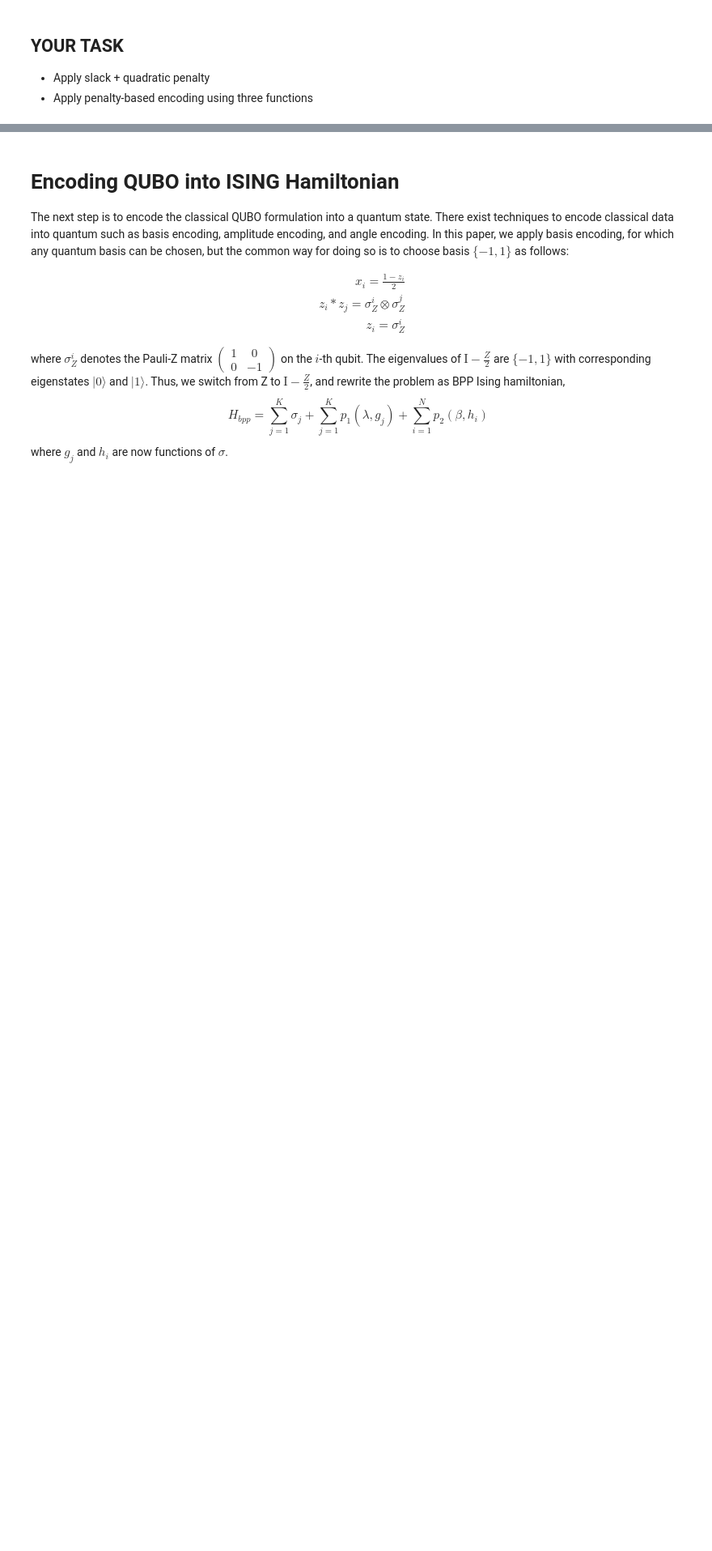
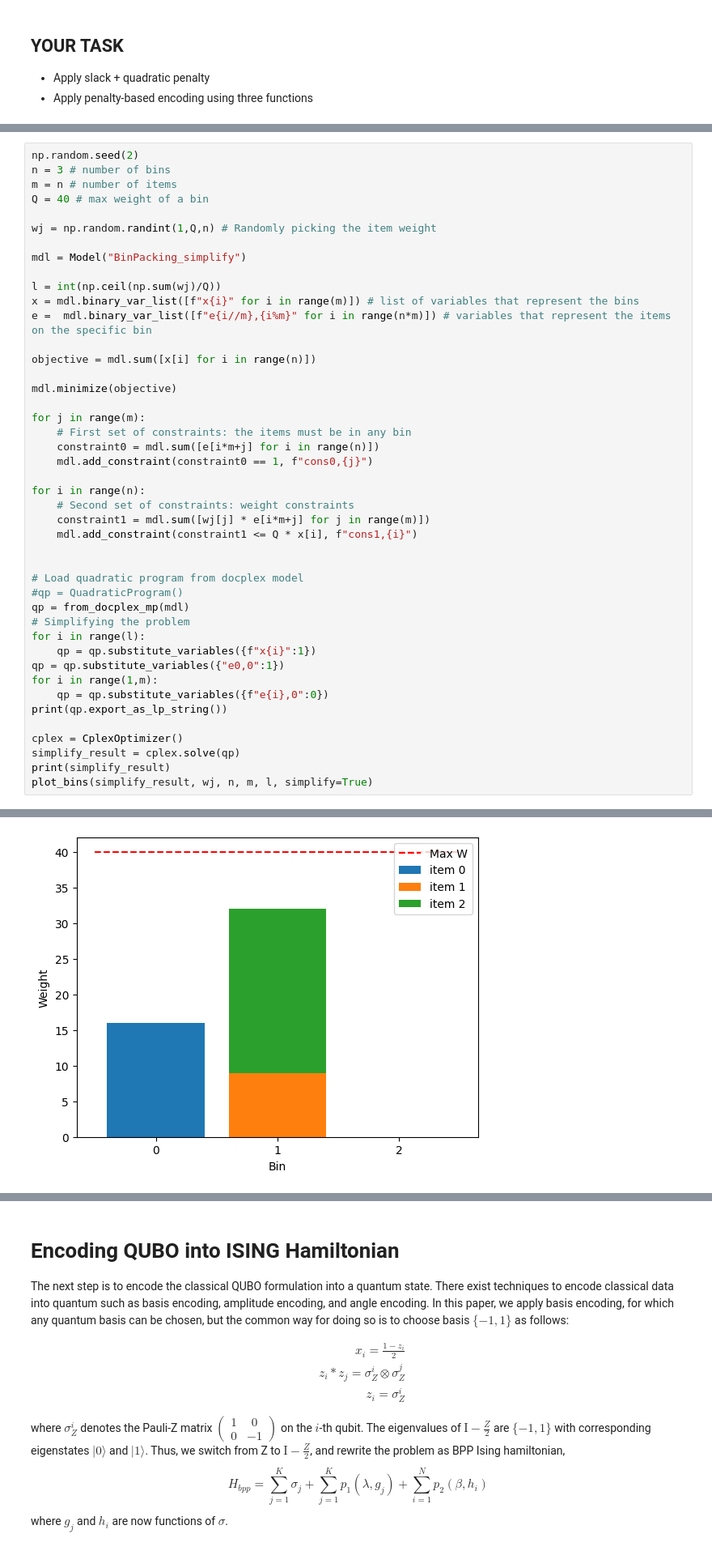
Before and after one commit to Yleisnero/hybrid-quantum-ass3, a Jupyter notebook: 3rd-assignment-hcqs.ipynb, the cells around one changed output, grey strips where cells are left out. Shown: that part at 81% size. Drawn from its saved outputs; the diff is of its cells as text; blank space fills up the shorter version.

```diff
--- a/3rd-assignment-hcqs.ipynb
+++ b/3rd-assignment-hcqs.ipynb
@@ -217,0 +158,45 @@ fval=2.0, x0=1.0, x1=0.0, x2=1.0, e0,0=1.0, e0,1=1.0, e0,2=0.0, e1,0=0.0, e1,1=0
+# %%
+np.random.seed(2)
+n = 3 # number of bins
+m = n # number of items
+Q = 40 # max weight of a bin
+
+wj = np.random.randint(1,Q,n) # Randomly picking the item weight
+
+mdl = Model("BinPacking_simplify")
+
+l = int(np.ceil(np.sum(wj)/Q))
+x = mdl.binary_var_list([f"x{i}" for i in range(m)]) # list of variables that represent the bins
+e =  mdl.binary_var_list([f"e{i//m},{i%m}" for i in range(n*m)]) # variables that represent the items on the specific bin
+
+objective = mdl.sum([x[i] for i in range(n)])
+
+mdl.minimize(objective)
+
+for j in range(m):
+    # First set of constraints: the items must be in any bin
+    constraint0 = mdl.sum([e[i*m+j] for i in range(n)])
+    mdl.add_constraint(constraint0 == 1, f"cons0,{j}")
+
+for i in range(n):
+    # Second set of constraints: weight constraints
+    constraint1 = mdl.sum([wj[j] * e[i*m+j] for j in range(m)])
+    mdl.add_constraint(constraint1 <= Q * x[i], f"cons1,{i}")
+
+
+# Load quadratic program from docplex model
+#qp = QuadraticProgram()
+qp = from_docplex_mp(mdl)
+# Simplifying the problem
+for i in range(l):
+    qp = qp.substitute_variables({f"x{i}":1})
+qp = qp.substitute_variables({"e0,0":1})
+for i in range(1,m):
+    qp = qp.substitute_variables({f"e{i},0":0})
+print(qp.export_as_lp_string())
+
+cplex = CplexOptimizer()
+simplify_result = cplex.solve(qp)
+print(simplify_result)
+plot_bins(simplify_result, wj, n, m, l, simplify=True)
+# %% [output]
@@ -217,0 +220 @@ fval=2.0, x0=1.0, x1=0.0, x2=1.0, e0,0=1.0, e0,1=1.0, e0,2=0.0, e1,0=0.0, e1,1=0
+[figure, added]
```
Also changed, not shown: parts of 6 cells of this notebook, 1 other file.
